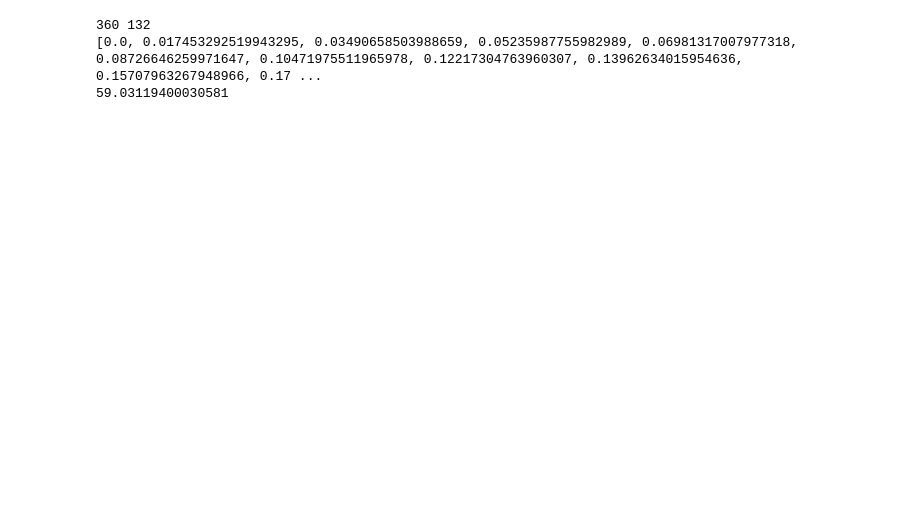
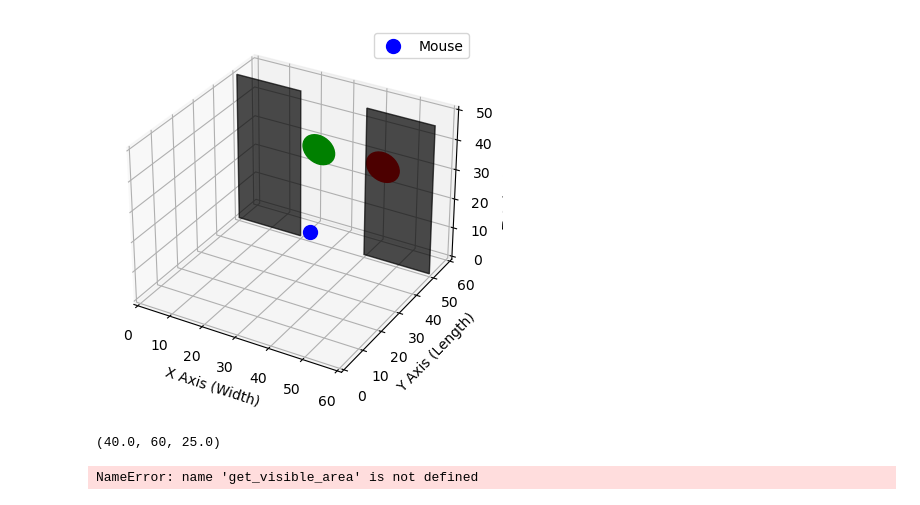
Before and after one commit to reecekeller/active_sensing, a Jupyter notebook: act_sense/analysis/heat_map.ipynb, the cells around one changed output. Drawn from its saved outputs; the diff is of its cells as text; code cells hidden in the pictures; blank space fills up the shorter version.

```diff
--- a/act_sense/analysis/heat_map.ipynb
+++ b/act_sense/analysis/heat_map.ipynb
@@ -10,6 +10,11 @@ arena = Arena(length=60, width=60, height=50)
 aperture = Aperture(arena_width=60, arena_height=50, arena_length=60, gap_width=10)
 circleL = (arena.width/2 - aperture.gap_width, arena.width, arena.height/2)
 circleR = (arena.width/2 + aperture.gap_width, arena.width, arena.height/2)
+# %%
+mouse = Mouse(40, 20, 25)
+visualize_arena(arena, mouse, aperture)
+# %% [output]
+[figure, added]
 # %%
 def get_visibility(source, target, aperture):
     v_t2Lwall = np.subtract(aperture.left_wall_edge + (target[2],), target)
@@ -110,18 +119,20 @@ def info_map(arena, circle1_center, circle2_center, aperture, radius):
 
             info_mat[i, j] = infoMetric(A1, A2)
     return info_mat
+# %%
+circleR
+# %% [output]
+(40.0, 60, 25.0)
 # %%
 source = (10, 0, 20)
 target = (40, 60, 25)
-x=get_visible_area(source, circleL, 5, aperture)
+x=get_visible_angles(source, circleL, 5, aperture)
 v = get_visibility(source, target, aperture)
 print(x)
 a =get_segment_area(x, 5)
 print(a[1])
 # %% [output]
-360 132
-[0.0, 0.017453292519943295, 0.03490658503988659, 0.05235987755982989, 0.06981317007977318, 0.08726646259971647, 0.10471975511965978, 0.12217304763960307, 0.13962634015954636, 0.15707963267948966, 0.17 ...
-59.03119400030581
+NameError: name 'get_visible_area' is not defined
 # %%
 info_mat = info_map(arena, circleL, circleR, aperture, radius=5)
 # %% [output]
```
Also changed, not shown: parts of 11 cells of this notebook, 4 other files.
